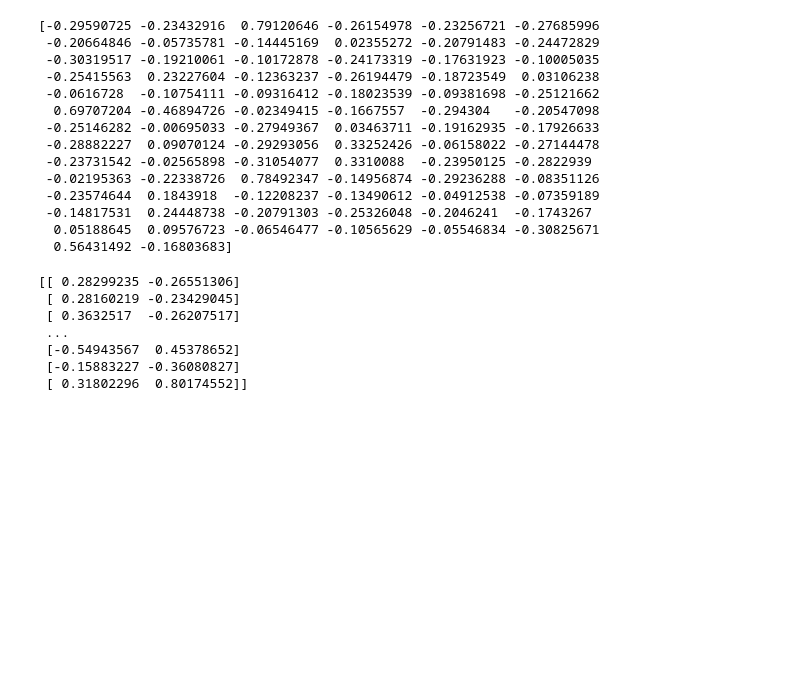
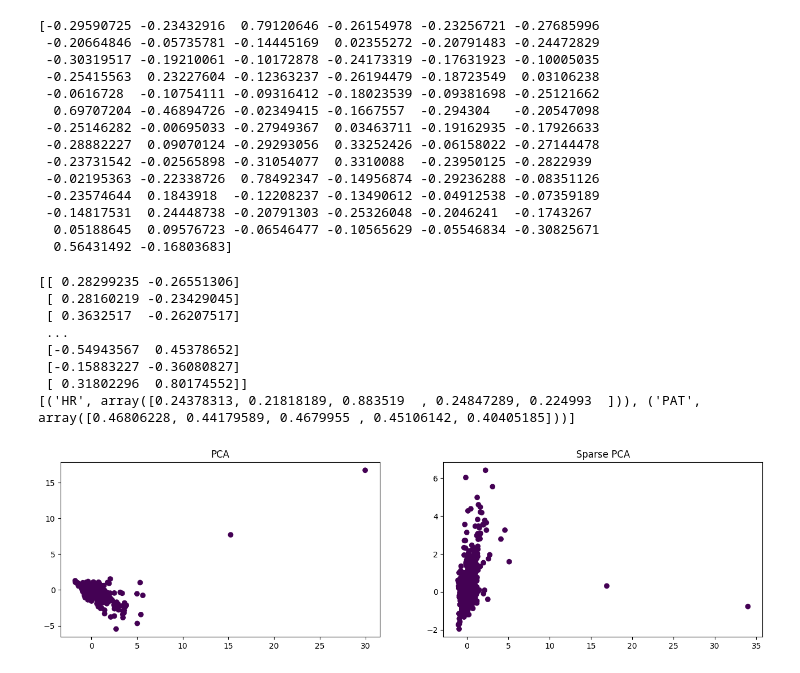
Before and after one commit to zhangster12/BMED-6517-Sp-24-Team-1, a Jupyter notebook: Clustering/mi_ht_cluster.ipynb, the cells around one changed output. Cells and saved outputs as stored; diff of their text form; code cells hidden in the pictures; blank space fills up the shorter version.

```diff
--- a/Clustering/mi_ht_cluster.ipynb
+++ b/Clustering/mi_ht_cluster.ipynb
@@ -249,6 +249,8 @@ data_y_all_1_array = np.array(data_y_all_1_truncated)
 # Reshape the Numpy array to have 5 columns
 data_y_all_1_array = data_y_all_1_array.reshape(-1, num_columns)
 # %%
+import matplotlib.pyplot as plt
+
 from sklearn.discriminant_analysis import LinearDiscriminantAnalysis
 from sklearn.decomposition import SparsePCA, KernelPCA
 from sklearn.decomposition import PCA
@@ -258,20 +260,37 @@ X = feats
 labels = data_y_all_1_array[:, 0]
 y = labels
 
-lPCA = PCA(n_components = 2)
-lPCA.fit(X)
-X_PCA = lPCA.transform(X)
+pca = PCA(n_components = 2)
+pca.fit(X)
+X_pca = pca.transform(X)
 
-sPCA = SparsePCA(n_components = 2)
-sPCA.fit(X)
-X_sPCA = sPCA.transform(X)
+spca = SparsePCA(n_components = 2)
+spca.fit(X)
+X_spca = spca.transform(X)
-# %%
-print(X_PCA)
-# %% [output]
-[[ 0.28299235 -0.26551306]
- [ 0.28160219 -0.23429045]
- [ 0.3632517  -0.26207517]
- ...
- [-0.54943567  0.45378652]
- [-0.15883227 -0.36080827]
- [ 0.31802296  0.80174552]]
+# %%
+print(X_pca)
+fig, axes = plt.subplots(1,2,figsize=(16,4))
+
+axes[0].scatter(X_pca[:,0], X_pca[:,1],c=y)
+axes[0].set_title('PCA')
+
+axes[1].scatter(X_spca[:,0], X_spca[:,1],c=y)
+axes[1].set_title('Sparse PCA')
+
+# Get the absolute loadings of the principal components
+absolute_loadings = np.abs(pca.components_)
+
+# Assuming feature_names is a list containing the names of your original features
+# You can zip the feature names with the absolute loadings for each principal component
+feature_importance = list(zip(FEATURE_TYPES, absolute_loadings))
+print(feature_importance)
+# %% [output]
+[[ 0.28299235 -0.26551306]
+ [ 0.28160219 -0.23429045]
+ [ 0.3632517  -0.26207517]
+ ...
+ [-0.54943567  0.45378652]
+ [-0.15883227 -0.36080827]
+ [ 0.31802296  0.80174552]]
+[('HR', array([0.24378313, 0.21818189, 0.883519  , 0.24847289, 0.224993  ])), ('PAT', array([0.46806228, 0.44179589, 0.4679955 , 0.45106142, 0.40405185]))]
+[figure, added]
```
Also changed, not shown: parts of 1 cell of this notebook.
